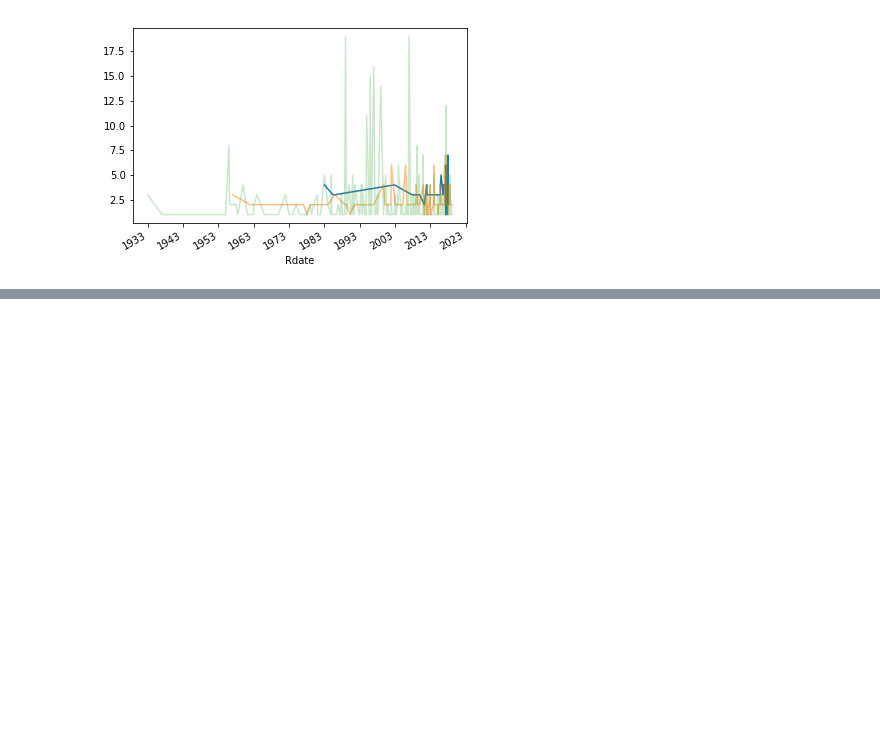
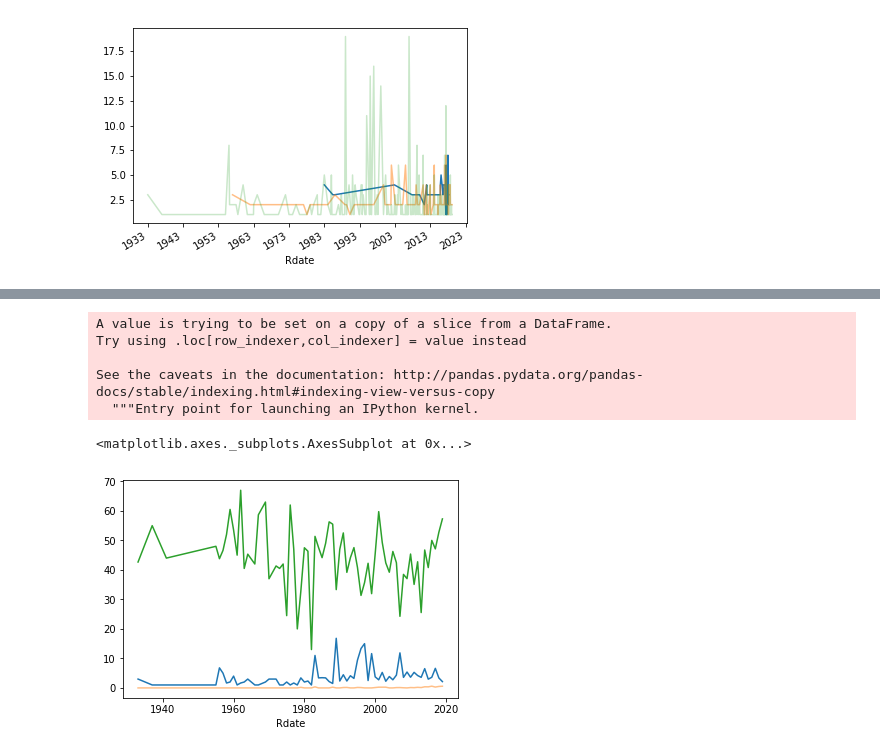
Before and after one commit to mxayon/statipy, a Jupyter notebook: Results.ipynb, the cells around one changed output, grey strips where cells are left out. Drawn from its saved outputs; the diff is of its cells as text; code cells hidden in the pictures; blank space fills up the shorter version.

```diff
--- a/Results.ipynb
+++ b/Results.ipynb
@@ -222,0 +268,3 @@ art_desc
+# %%
+alldates_i = statidate_i[['Track', 'Explicit', 'Tpopularity', 'Artist', 'Rdate', 'artsongcnt', 'songfreq', 'datefreq']]
+alldates_i.head()
@@ -222,0 +278,15 @@ art_desc
+# %%
+alldates_i['Rdate'] = pd.DatetimeIndex(alldates_i['Rdate']).year
+# %% [output]
+A value is trying to be set on a copy of a slice from a DataFrame.
+Try using .loc[row_indexer,col_indexer] = value instead
+
+See the caveats in the documentation: http://pandas.pydata.org/pandas-docs/stable/indexing.html#indexing-view-versus-copy
+  """Entry point for launching an IPython kernel.
+# %%
+alldates_i.groupby('Rdate')['datefreq'].mean().plot.line(stacked=True)
+alldates_i.groupby('Rdate')['Explicit'].mean().plot.line(stacked=True, alpha=2.5)
+alldates_i.groupby('Rdate')['Tpopularity'].mean().plot.line(stacked=True)
+# %% [output]
+<matplotlib.axes._subplots.AxesSubplot at 0x...>
+[figure, added]
```
Also changed, not shown: parts of 45 cells of this notebook.
